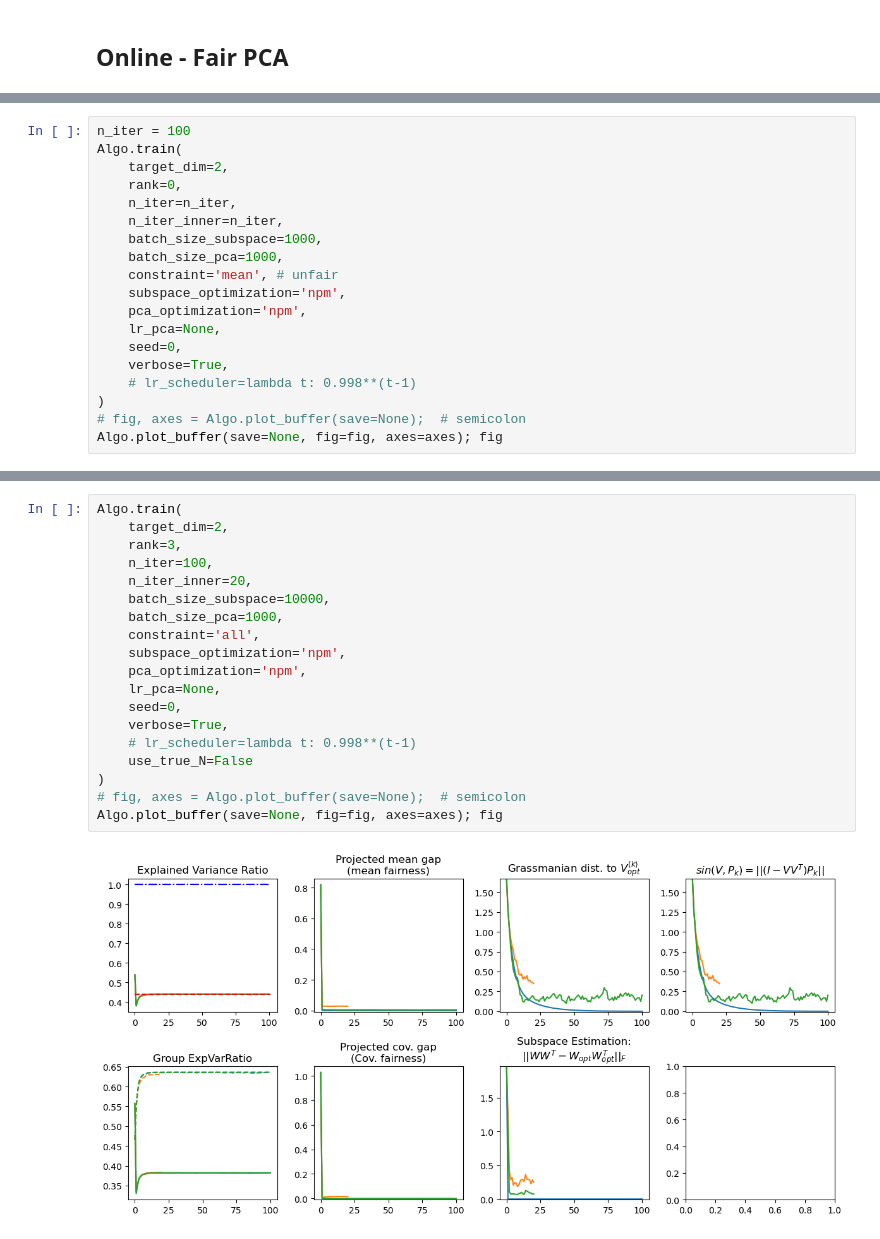
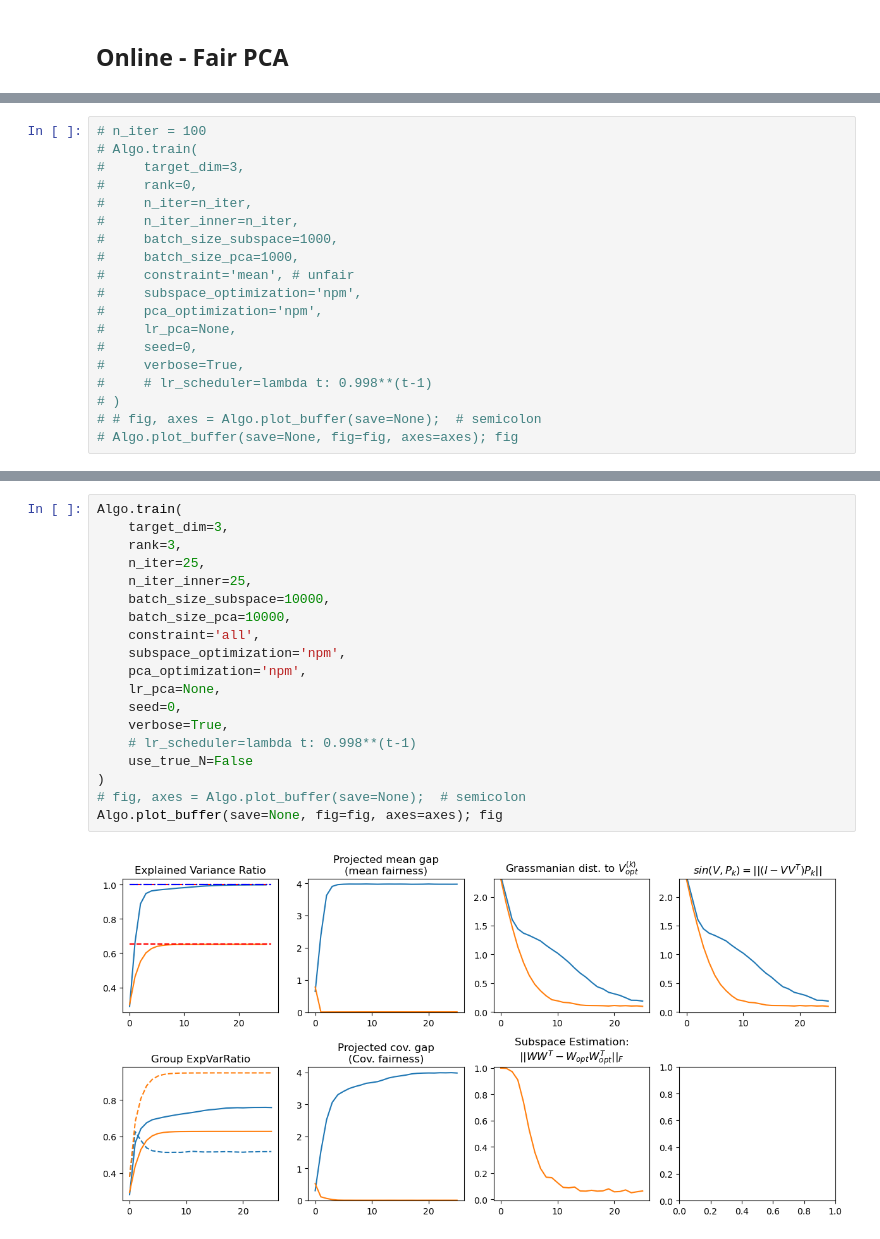
Before and after one commit to HanseulJo/fair-streaming-pca, a Jupyter notebook: synthetic_fair_streaming_pca/FairPCA_custom.ipynb, the cells around one changed output, grey strips where cells are left out. Cells and saved outputs as stored; diff of their text form.

```diff
--- a/synthetic_fair_streaming_pca/FairPCA_custom.ipynb
+++ b/synthetic_fair_streaming_pca/FairPCA_custom.ipynb
@@ -270,19 +248,19 @@ AssertionError: Training is NOT done
 # %%
-n_iter = 100
-Algo.train(
-    target_dim=2,
-    rank=0,
-    n_iter=n_iter,
-    n_iter_inner=n_iter,
-    batch_size_subspace=1000,
-    batch_size_pca=1000,
-    constraint='mean', # unfair
-    subspace_optimization='npm',
-    pca_optimization='npm',
-    lr_pca=None,
-    seed=0,
-    verbose=True,
-    # lr_scheduler=lambda t: 0.998**(t-1)
-)
-# fig, axes = Algo.plot_buffer(save=None);  # semicolon
-Algo.plot_buffer(save=None, fig=fig, axes=axes); fig
+# n_iter = 100
+# Algo.train(
+#     target_dim=3,
+#     rank=0,
+#     n_iter=n_iter,
+#     n_iter_inner=n_iter,
+#     batch_size_subspace=1000,
+#     batch_size_pca=1000,
+#     constraint='mean', # unfair
+#     subspace_optimization='npm',
+#     pca_optimization='npm',
+#     lr_pca=None,
+#     seed=0,
+#     verbose=True,
+#     # lr_scheduler=lambda t: 0.998**(t-1)
+# )
+# # fig, axes = Algo.plot_buffer(save=None);  # semicolon
+# Algo.plot_buffer(save=None, fig=fig, axes=axes); fig
@@ -308,21 +282,21 @@ plt.ylim(-5,5)
 # %%
 Algo.train(
-    target_dim=2,
+    target_dim=3,
     rank=3,
-    n_iter=100,
-    n_iter_inner=20,
+    n_iter=25,
+    n_iter_inner=25,
     batch_size_subspace=10000,
-    batch_size_pca=1000,
+    batch_size_pca=10000,
     constraint='all',
     subspace_optimization='npm',
     pca_optimization='npm',
     lr_pca=None,
     seed=0,
     verbose=True,
     # lr_scheduler=lambda t: 0.998**(t-1)
     use_true_N=False
 )
 # fig, axes = Algo.plot_buffer(save=None);  # semicolon
 Algo.plot_buffer(save=None, fig=fig, axes=axes); fig
 # %% [output]
-[figure, old version]
+[figure, new version]
```
Also changed, not shown: parts of 20 cells of this notebook, 8 other files.
